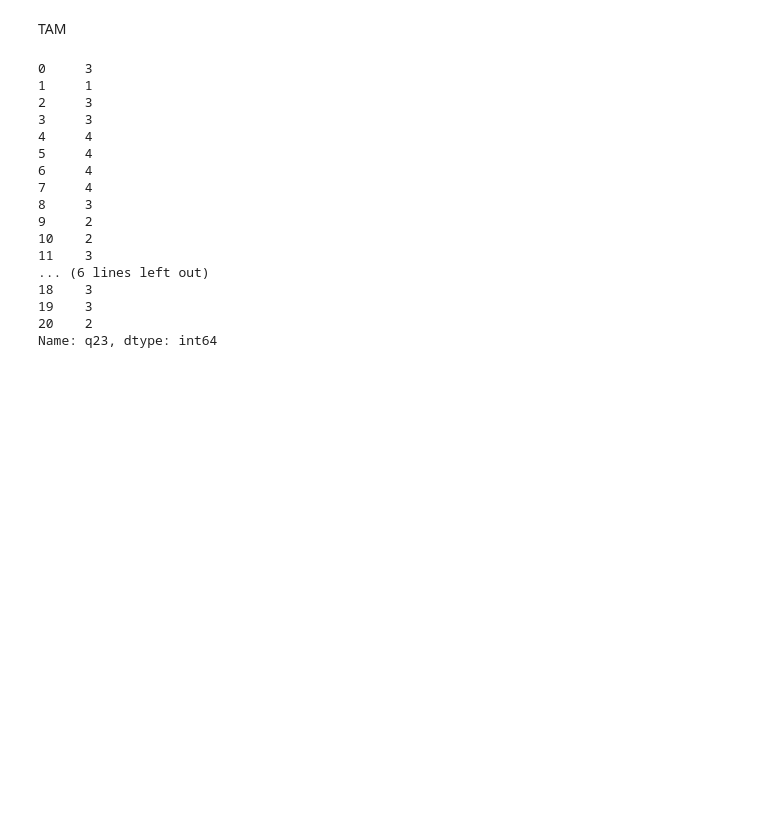
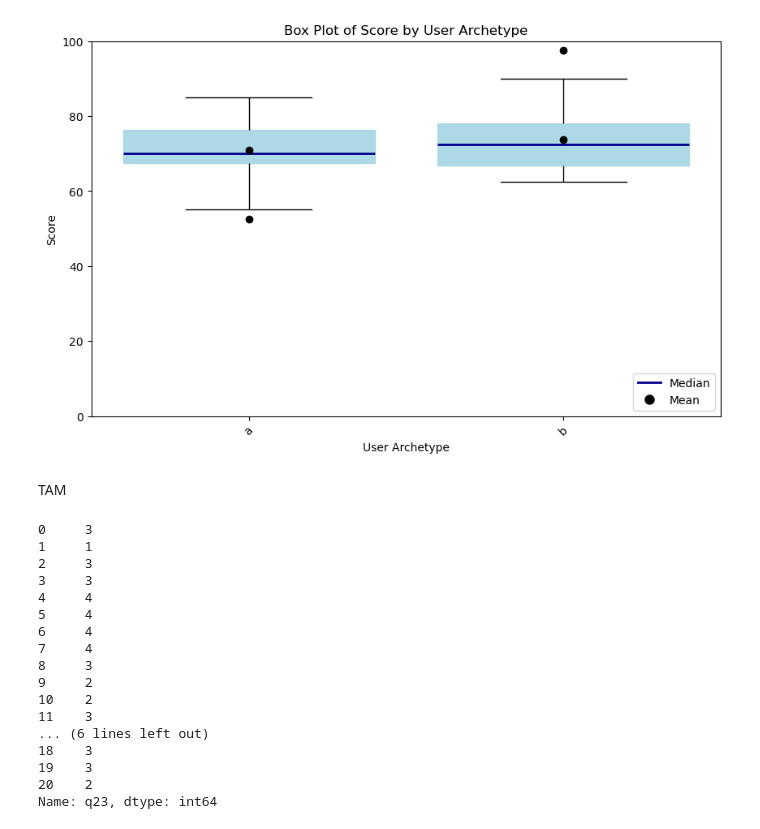
Before and after one commit to WilliamBolton/cdss_demo, a Jupyter notebook: cdss_1/cdss_1/analysis/sus_analysis.ipynb, the cells around one changed output. Drawn from its saved outputs; the diff is of its cells as text; code cells hidden in the pictures; blank space fills up the shorter version.

```diff
--- a/cdss_1/cdss_1/analysis/sus_analysis.ipynb
+++ b/cdss_1/cdss_1/analysis/sus_analysis.ipynb
@@ -96,3 +285,7 @@ print(processed_sus_df['score'].std())
+# %%
+plot_boxplot_with_mean_median(sus_demographics_df, 'user_archetype', 'score')
+# %% [output]
+[figure, added]
 # %% [markdown]
 TAM
 # %%
```
Also changed, not shown: parts of 13 cells of this notebook, 10 other files.
